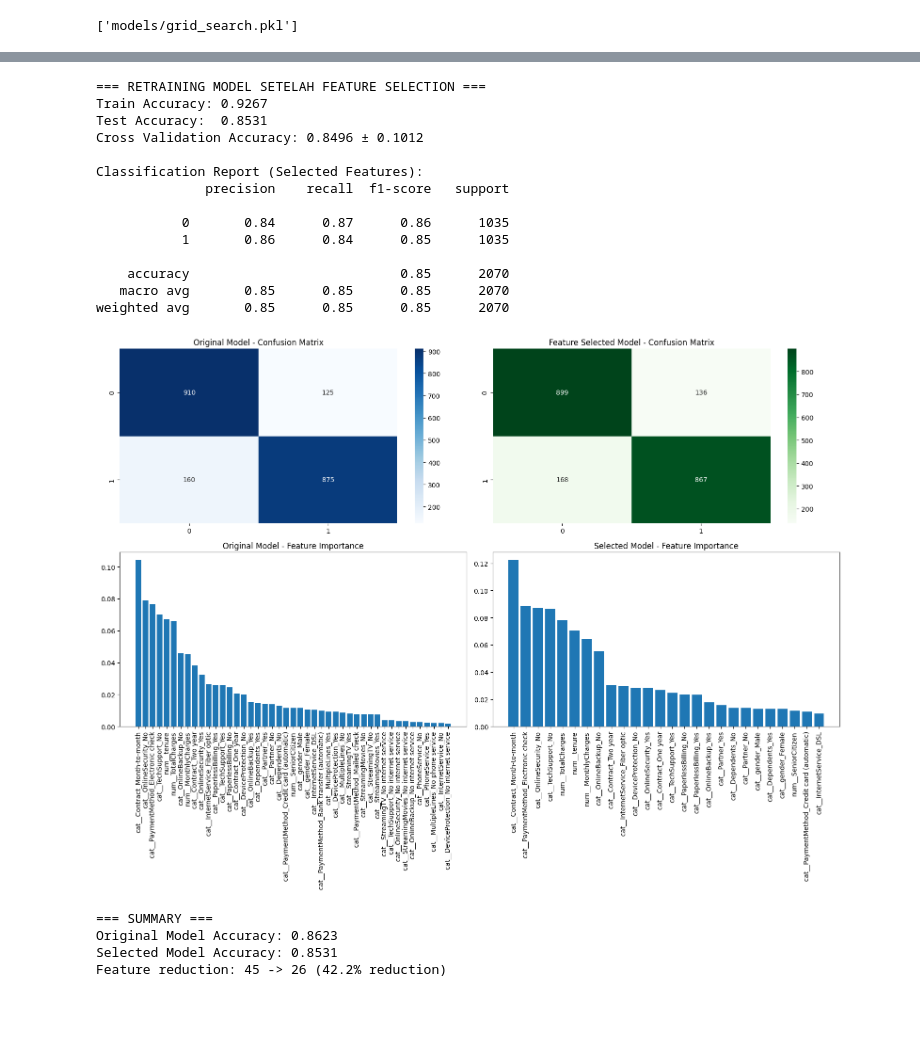
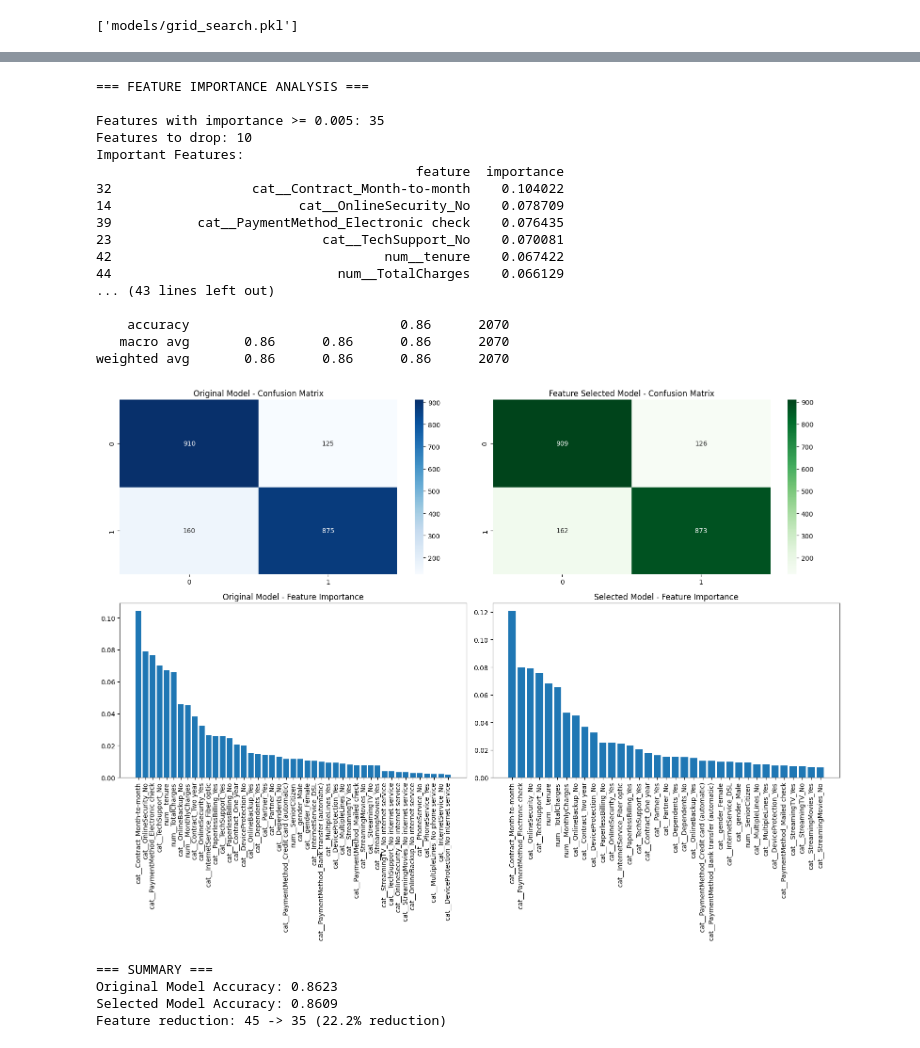
Before and after one commit to nailathaya/Pembelajaran-Mesin-Telco-Customer-Churn, a Jupyter notebook: random_forest_telco.ipynb, the cells around one changed output, grey strips where cells are left out. Saved outputs shown, nothing was run; the diff lists cells and outputs as text; code cells hidden in the pictures; blank space fills up the shorter version.

Commit message:
update model (add pipeline, add evaluate thresholding)

```diff
--- a/random_forest_telco.ipynb
+++ b/random_forest_telco.ipynb
@@ -277,16 +366,16 @@ Scaling & Splitting Dataset
 # %%
-from sklearn.model_selection import train_test_split
-from sklearn.preprocessing import StandardScaler
+# from sklearn.model_selection import train_test_split
+# from sklearn.preprocessing import StandardScaler
 
-X_train, X_test, y_train, y_test = train_test_split(
-    X_sampled, y_sampled, test_size=0.2, random_state=42, stratify=y_sampled)
+# X_train, X_test, y_train, y_test = train_test_split(
+#     X_sampled, y_sampled, test_size=0.2, random_state=42, stratify=y_sampled)
 
-scaler = StandardScaler()
-col_scale = ['num__tenure', 'num__MonthlyCharges', 'num__TotalCharges']
+# scaler = StandardScaler()
+# col_scale = ['num__tenure', 'num__MonthlyCharges', 'num__TotalCharges']
 
-for col in col_scale:
-    X_train[col] = scaler.fit_transform(X_train[[col]])
-    X_test[col] = scaler.transform(X_test[[col]])
+# for col in col_scale:
+#     X_train[col] = scaler.fit_transform(X_train[[col]])
+#     X_test[col] = scaler.transform(X_test[[col]])
 # %% [markdown]
 Hyperparameter Tuning dengan Grid Search
 # %%
@@ -403,4 +539,21 @@ Selected features: 26
 # %%
+print("=== FEATURE IMPORTANCE ANALYSIS ===")
+
+# Set threshold untuk feature selection
+threshold = 0.005
+important_features = importance_df[importance_df['importance'] >= threshold]['feature'].tolist()
+
+print(f"\nFeatures with importance >= {threshold}: {len(important_features)}")
+print(f"Features to drop: {len(X_train.columns) - len(important_features)}")
+print(f"Important Features: \n{importance_df[importance_df['importance'] >= threshold]}")
+
+# Filter dataset
+X_train_selected = X_train[important_features]
+X_test_selected = X_test[important_features]
+
+print(f'\nThreshold: {threshold}')
+print(f"Original features: {X_train.shape[1]}")
+print(f"Selected features: {X_train_selected.shape[1]}")
 # Retrain model
 print("=== RETRAINING MODEL SETELAH FEATURE SELECTION ===")
 rf_model_selected = RandomForestClassifier(min_samples_leaf=2, min_samples_split=10,
@@ -421,7 +574,8 @@ print(f"Test Accuracy:  {test_accuracy_selected:.4f}")
 # Cross Validation untuk model baru
 if 'X_sampled' in locals() and 'y_sampled' in locals():
     X_sampled_selected = X_sampled[important_features]
-    cv_scores_selected = cross_val_score(rf_model_selected, X_sampled_selected, y_sampled, cv=10, scoring='accuracy')
+    skf = StratifiedKFold(n_splits=10, shuffle=True, random_state=42)
+    cv_scores_selected = cross_val_score(rf_model_selected, X_sampled_selected, y_sampled, cv=skf, scoring='accuracy')
     print(f"Cross Validation Accuracy: {cv_scores_selected.mean():.4f} ± {cv_scores_selected.std():.4f}")
 
 print("\nClassification Report (Selected Features):")
@@ -449,47 +603,50 @@ axes[1, 0].bar(range(len(sorted_idx)), sorted_importances, tick_label=sorted_fea
 axes[1, 0].set_xticks(range(len(sorted_idx)))
 axes[1, 0].set_xticklabels(sorted_features, rotation=90)
 axes[1, 0].set_title('Original Model - Feature Importance')
 
 # Feature Importance - Selected Features Model
 importances_selected = rf_model_selected.feature_importances_
 sorted_idx_selected = np.argsort(importances_selected)[::-1]
 sorted_features_selected = [important_features[i] for i in sorted_idx_selected]
 
 axes[1, 1].bar(range(len(importances_selected)), importances_selected[sorted_idx_selected],
                tick_label=sorted_features_selected)
 axes[1, 1].set_xticks(range(len(importances_selected)))
 axes[1, 1].set_xticklabels(sorted_features_selected, rotation=90)
 axes[1, 1].set_title('Selected Model - Feature Importance')
 
 plt.tight_layout()
 plt.show()
 
 # Summary Model
 print(f"\n=== SUMMARY ===")
 print(f"Original Model Accuracy: {accuracy_score(y_test, y_pred):.4f}")
 print(f"Selected Model Accuracy: {accuracy_score(y_test, y_pred_selected):.4f}")
 print(f"Feature reduction: {X_train.shape[1]} -> {X_train_selected.shape[1]} ({((X_train.shape[1] - X_train_selected.shape[1]) / X_train.shape[1] * 100):.1f}% reduction)")
 
 # Save model baru (jika performa lebih bagus)
 if test_accuracy_selected >= accuracy_score(y_test, y_pred) * 0.95:
     joblib.dump((rf_model_selected, important_features), "models/best_model_selected_features.pkl")
 # %% [output]
-=== RETRAINING MODEL SETELAH FEATURE SELECTION ===
-Train Accuracy: 0.9267
-Test Accuracy:  0.8531
-Cross Validation Accuracy: 0.8496 ± 0.1012
+=== FEATURE IMPORTANCE ANALYSIS ===
 
-Classification Report (Selected Features):
-              precision    recall  f1-score   support
+Features with importance >= 0.005: 35
+Features to drop: 10
+Important Features:
+                                         feature  importance
+32                  cat__Contract_Month-to-month    0.104022
+14                        cat__OnlineSecurity_No    0.078709
+39           cat__PaymentMethod_Electronic check    0.076435
+23                           cat__TechSupport_No    0.070081
+42                                   num__tenure    0.067422
+44                             num__TotalCharges    0.066129
+... (43 lines left out)
 
-           0       0.84      0.87      0.86      1035
-           1       0.86      0.84      0.85      1035
-
-    accuracy                           0.85      2070
-   macro avg       0.85      0.85      0.85      2070
-weighted avg       0.85      0.85      0.85      2070
+    accuracy                           0.86      2070
+   macro avg       0.86      0.86      0.86      2070
+weighted avg       0.86      0.86      0.86      2070
-[figure, old version]
+[figure, new version]
 === SUMMARY ===
 Original Model Accuracy: 0.8623
-Selected Model Accuracy: 0.8531
-Feature reduction: 45 -> 26 (42.2% reduction)
+Selected Model Accuracy: 0.8609
+Feature reduction: 45 -> 35 (22.2% reduction)
```
Also changed, not shown: parts of 9 cells of this notebook, 4 other files.
